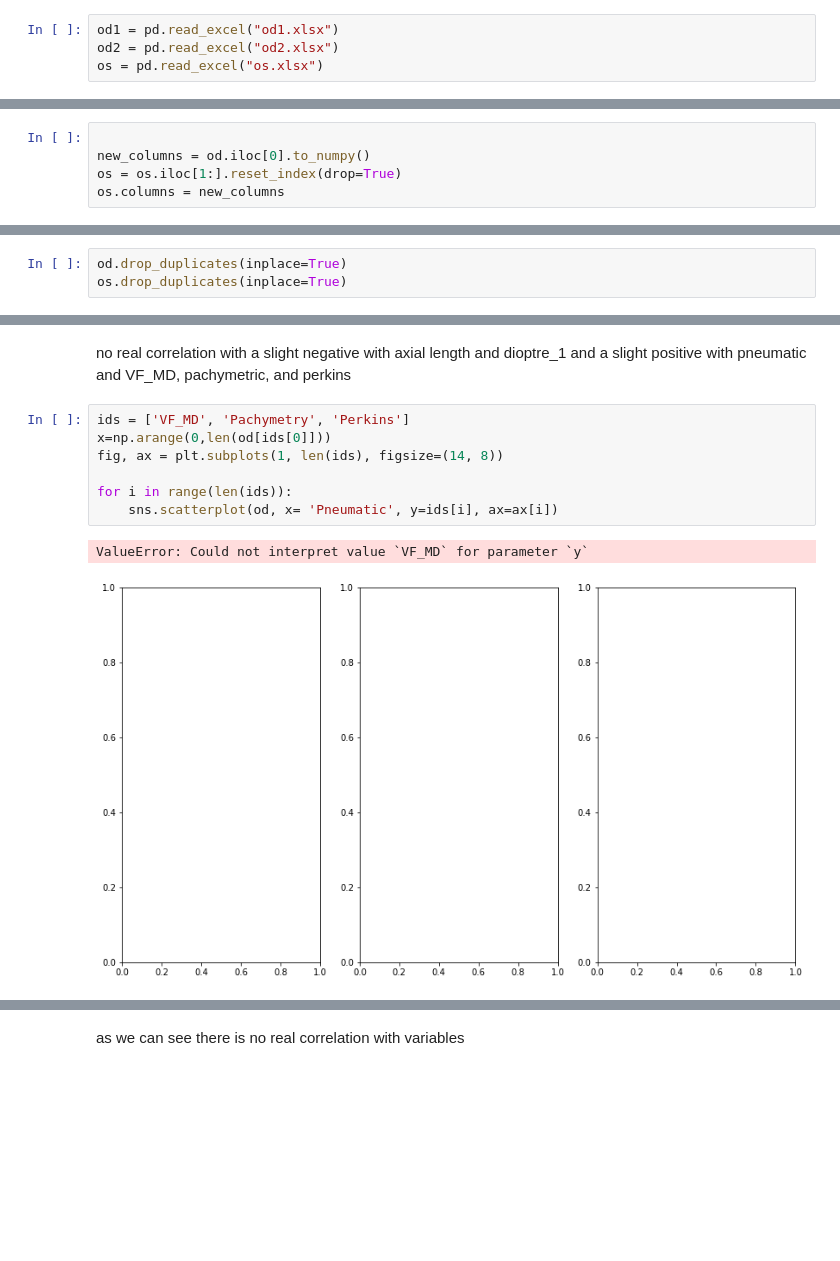
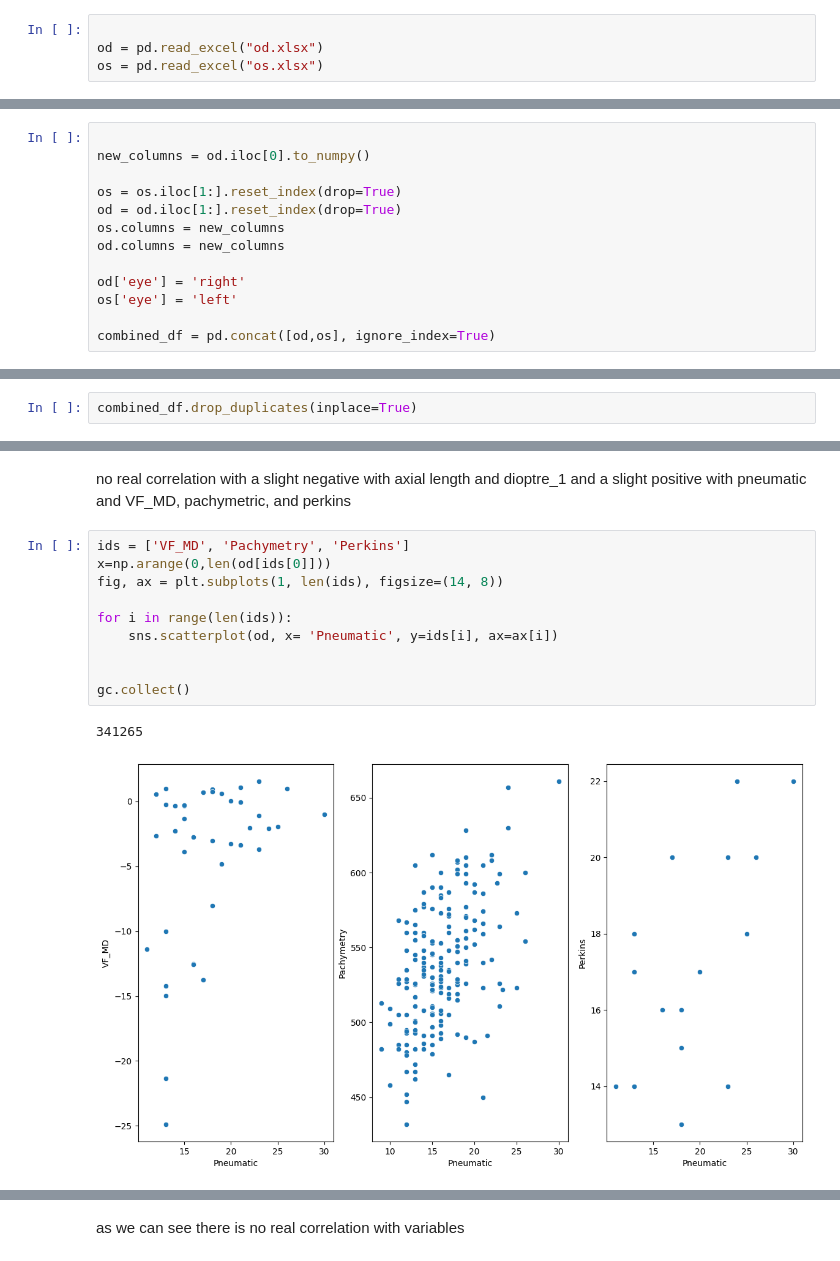
Before and after one commit to curranmaguire/data-Science-coursework, a Jupyter notebook: cgmj52_cleaner.ipynb, the cells around one changed output, grey strips where cells are left out. Drawn from its saved outputs; the diff is of its cells as text; blank space fills up the shorter version.

Commit message:
sorting out indexing

```diff
--- a/cgmj52_cleaner.ipynb
+++ b/cgmj52_cleaner.ipynb
@@ -25,6 +25,6 @@ import numpy as np
 # %% [markdown]
 now we will import the datasets
 # %%
-od1 = pd.read_excel("od1.xlsx")
-od2 = pd.read_excel("od2.xlsx")
+
+od = pd.read_excel("od.xlsx")
 os = pd.read_excel("os.xlsx")
@@ -98,6 +31,14 @@ with pd.ExcelWriter('od.xlsx', engine='xlsxwriter') as writer:
 # %%
 
 new_columns = od.iloc[0].to_numpy()
+
 os = os.iloc[1:].reset_index(drop=True)
+od = od.iloc[1:].reset_index(drop=True)
 os.columns = new_columns
+od.columns = new_columns
+
+od['eye'] = 'right'
+os['eye'] = 'left'
+
+combined_df = pd.concat([od,os], ignore_index=True)
 # %%
@@ -119,8 +84,7 @@ now let's make an excel file from this
 # %% [markdown]
 let's remove the duplicates using the drop_duplicates from pandas
 # %%
-od.drop_duplicates(inplace=True)
-os.drop_duplicates(inplace=True)
+combined_df.drop_duplicates(inplace=True)
 # %% [markdown]
 Now let's check the missing data and check for any columns with large amounts missing
 # %% [markdown]
@@ -348,12 +318,15 @@ no real correlation with a slight negative with axial length and dioptre_1 and a
 # %%
 ids = ['VF_MD', 'Pachymetry', 'Perkins']
 x=np.arange(0,len(od[ids[0]]))
 fig, ax = plt.subplots(1, len(ids), figsize=(14, 8))
 
 for i in range(len(ids)):
     sns.scatterplot(od, x= 'Pneumatic', y=ids[i], ax=ax[i])
+
+
+gc.collect()
 # %% [output]
-ValueError: Could not interpret value `VF_MD` for parameter `y`
+341265
-[figure, old version]
+[figure, new version]
 # %%
 sns.scatterplot(od, x= 'Axial_Length', y='dioptre_1')
```
Also changed, not shown: parts of 27 cells of this notebook, 2 other files.
